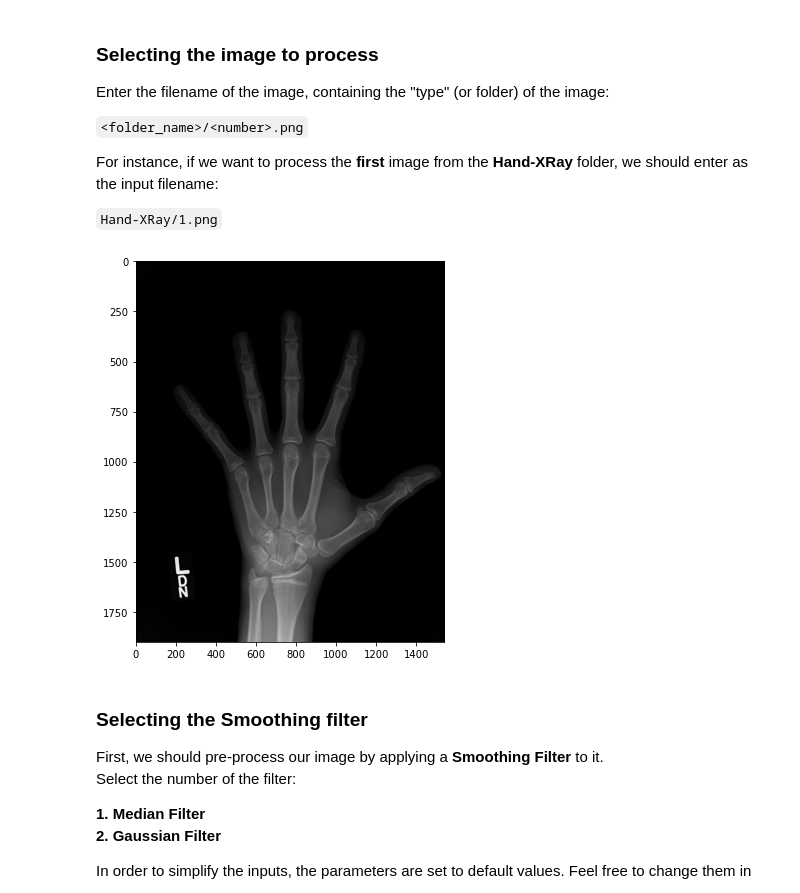
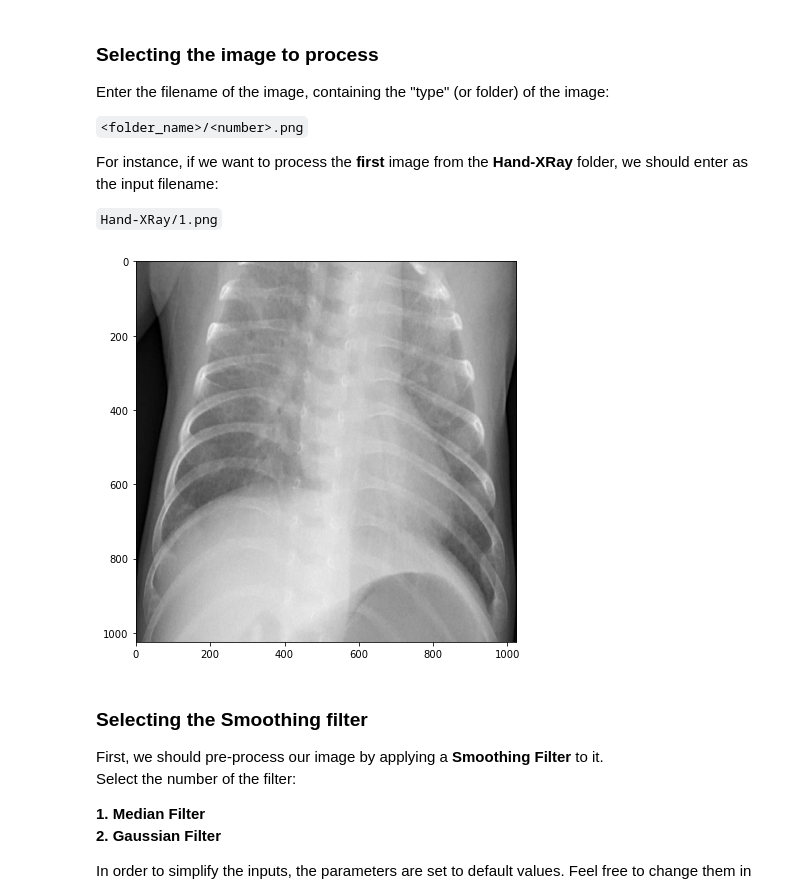
Before and after one commit to alyson1907/image-highlighter, a Jupyter notebook: main.ipynb, the cells around one changed output. Drawn from its saved outputs; the diff is of its cells as text; code cells hidden in the pictures.

```diff
--- a/main.ipynb
+++ b/main.ipynb
@@ -10,21 +10,21 @@ For instance, if we want to process the **first** image from the **Hand-XRay** f
 # %%
 
 import imageio
 import matplotlib.pyplot as plt
 import numpy as np
 # Project modules
 from filters import filter_appliers as f
 from filters import helpers as hp
 from filters import color_methods as color
 
-# img = imageio.imread('images/COVID-19-Pneumonia/2.png')
-img = imageio.imread('images/Hand-XRay/1.png')
+img = imageio.imread('images/COVID-19-Pneumonia/2.png')
+# img = imageio.imread('images/Hand-XRay/1.png')
 
 # Handling third dimension of some Gray images
 img = hp.trim_dimension(img)
 hp.printImg(img, size=7)
 # %% [output]
-[figure, old version]
+[figure, new version]
 # %% [markdown]
 ### Selecting the Smoothing filter
 First, we should pre-process our image by applying a **Smoothing Filter** to it.
```
Also changed, not shown: parts of 5 cells of this notebook.
